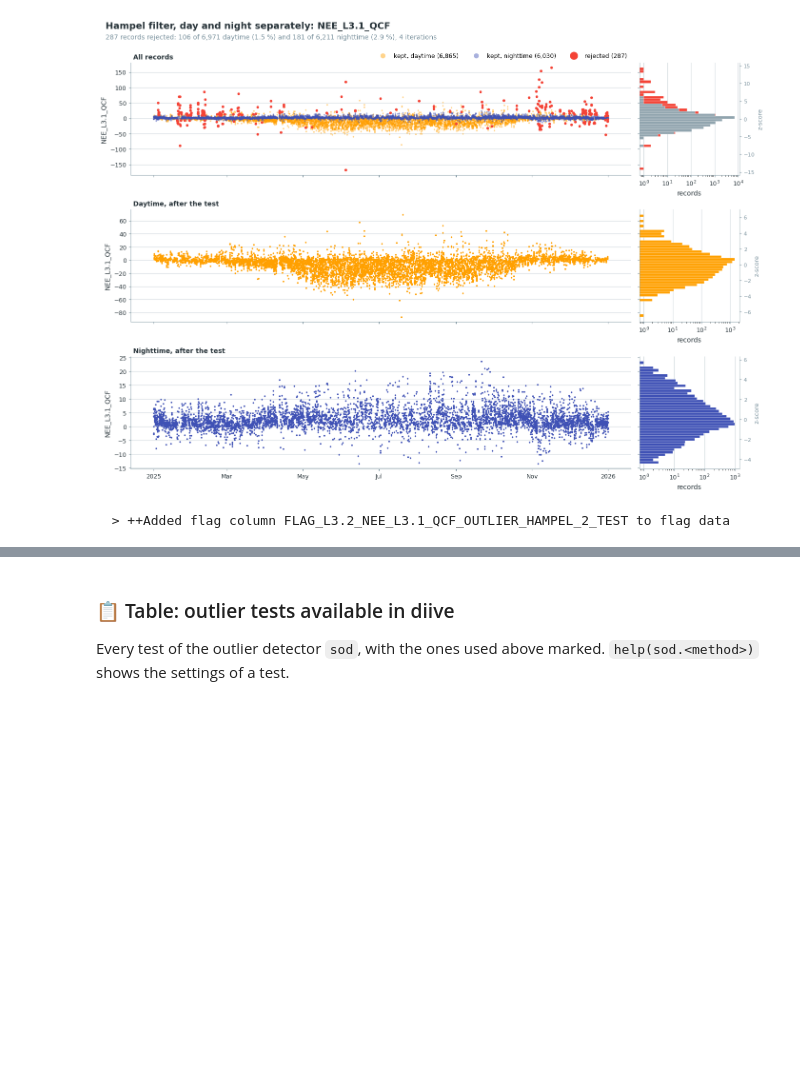
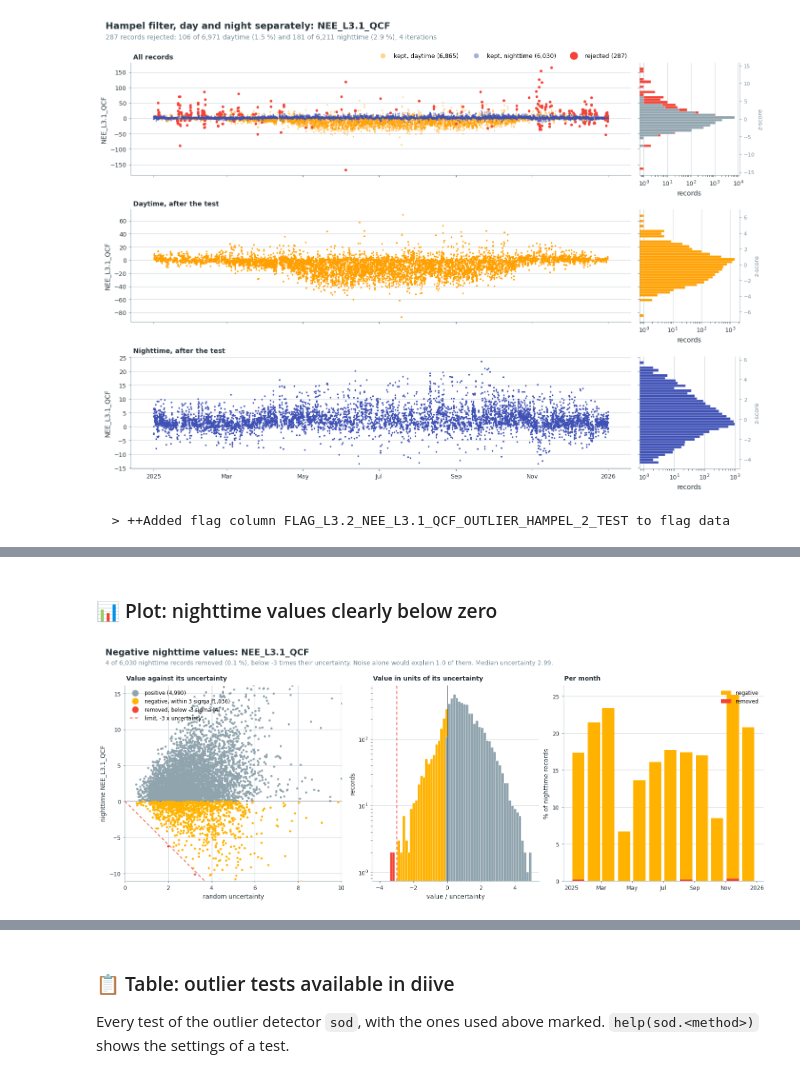
Before and after one commit to holukas/dataset_ch-lae_flux_product, a Jupyter notebook: workflow/30_FLUX_PROCESSING_CHAIN/34_IRGA72_2016-2024/01_FPPC_IRGA72_2016-2026.09.ipynb, the cells around one changed output, grey strips where cells are left out. Saved outputs shown, nothing was run; the diff lists cells and outputs as text; code cells hidden in the pictures; blank space fills up the shorter version.

```diff
--- a/workflow/30_FLUX_PROCESSING_CHAIN/34_IRGA72_2016-2024/01_FPPC_IRGA72_2016-2026.09.ipynb
+++ b/workflow/30_FLUX_PROCESSING_CHAIN/34_IRGA72_2016-2024/01_FPPC_IRGA72_2016-2026.09.ipynb
@@ -126,6 +126,10 @@ TA_MEAS = 'TA_T1_47_1_HOMOGENIZED_MEASURED'  # built below from TA_F and TA_FLAG
 SW_IN_MEAS = 'SW_IN_T1_47_1_MEASURED'        # built below from SW_IN_F and SW_IN_FLAG
 FEATURES = [TA_F, SW_IN_F, VPD_F]
 
+FLUX_UNITS = 'µmol m-2 s-1'
+RANDUNC_COL = 'FC_RANDUNC_HF'  # random uncertainty of FC from EddyPro
+NIGHT_Z = 3  # night values below -NIGHT_Z times their uncertainty are removed in Level 3.2
+
 # 30-min NEE in umol CO2 m-2 s-1 -> gC m-2 per half-hour, for sums and cumulatives.
 UMOL_TO_GC = 12.011 * 1e-6 * 1800
 
@@ -368,0 +401,2 @@ sod.addflag()  # accept this test
+# %%
+sigma = nighttime_uncertainty(data, sod, randunc_col=RANDUNC_COL, ta=TA_F, vpd=VPD_F, swin=SW_IN_F)
@@ -368,0 +412,6 @@ sod.addflag()  # accept this test
+# %% [markdown]
+### 📊 Plot: nighttime values clearly below zero
+# %%
+sod.flag_outliers_negative_night_test(uncertainty=sigma['MAX'], z=NIGHT_Z, showplot=True, verbose=True)
+# %% [output]
+[figure, added]
```
Also changed, not shown: parts of 18 cells of this notebook.
